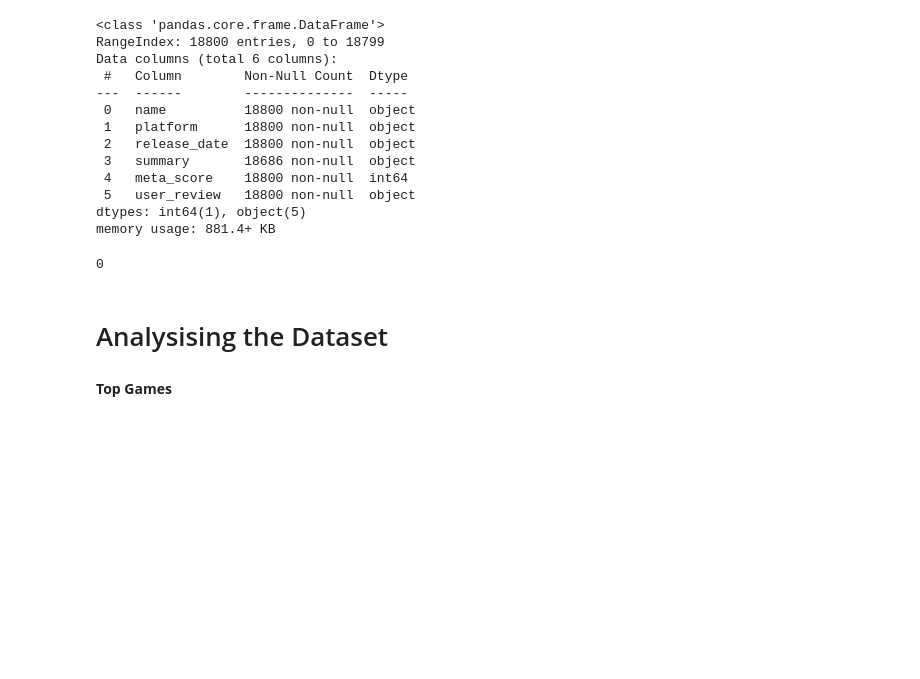
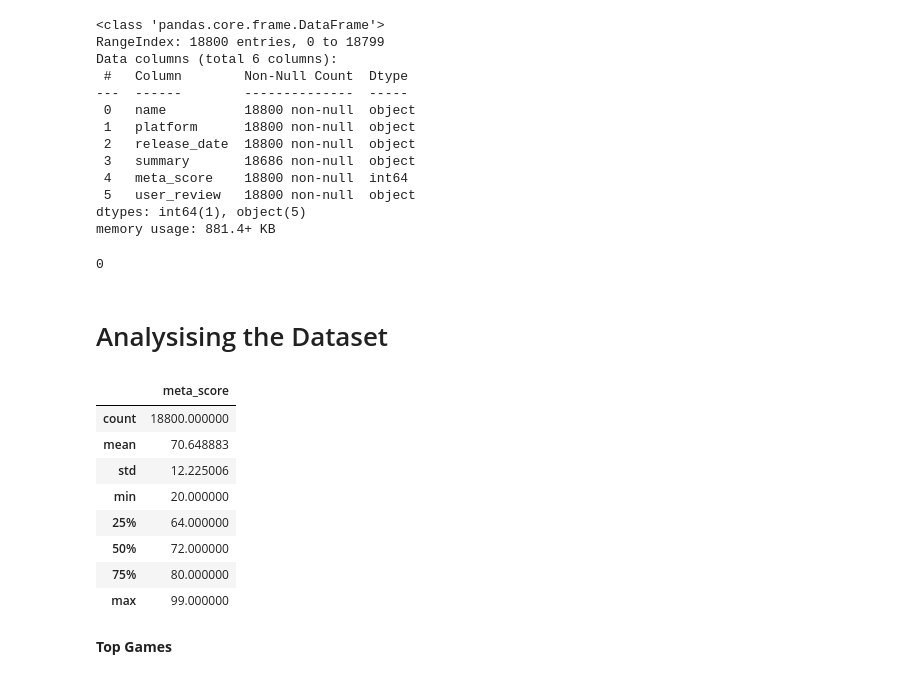
Before and after one commit to chandru1003/Kaggle, a Jupyter notebook: top-video-games-1995-2021-metacritic.ipynb, the cells around one changed output. Drawn from its saved outputs; the diff is of its cells as text; code cells hidden in the pictures; blank space fills up the shorter version.

```diff
--- a/top-video-games-1995-2021-metacritic.ipynb
+++ b/top-video-games-1995-2021-metacritic.ipynb
@@ -65,6 +66,18 @@ data.isna().sum().sum()
 0
 # %% [markdown]
 # Analysising the Dataset
+# %%
+data.describe()
+# %% [output]
+|  | meta_score |
+| count | 18800.000000 |
+| mean | 70.648883 |
+| std | 12.225006 |
+| min | 20.000000 |
+| 25% | 64.000000 |
+| 50% | 72.000000 |
+| 75% | 80.000000 |
+| max | 99.000000 |
 # %% [markdown]
 **Top Games**
 # %%
```
Also changed, not shown: parts of 7 cells of this notebook.
